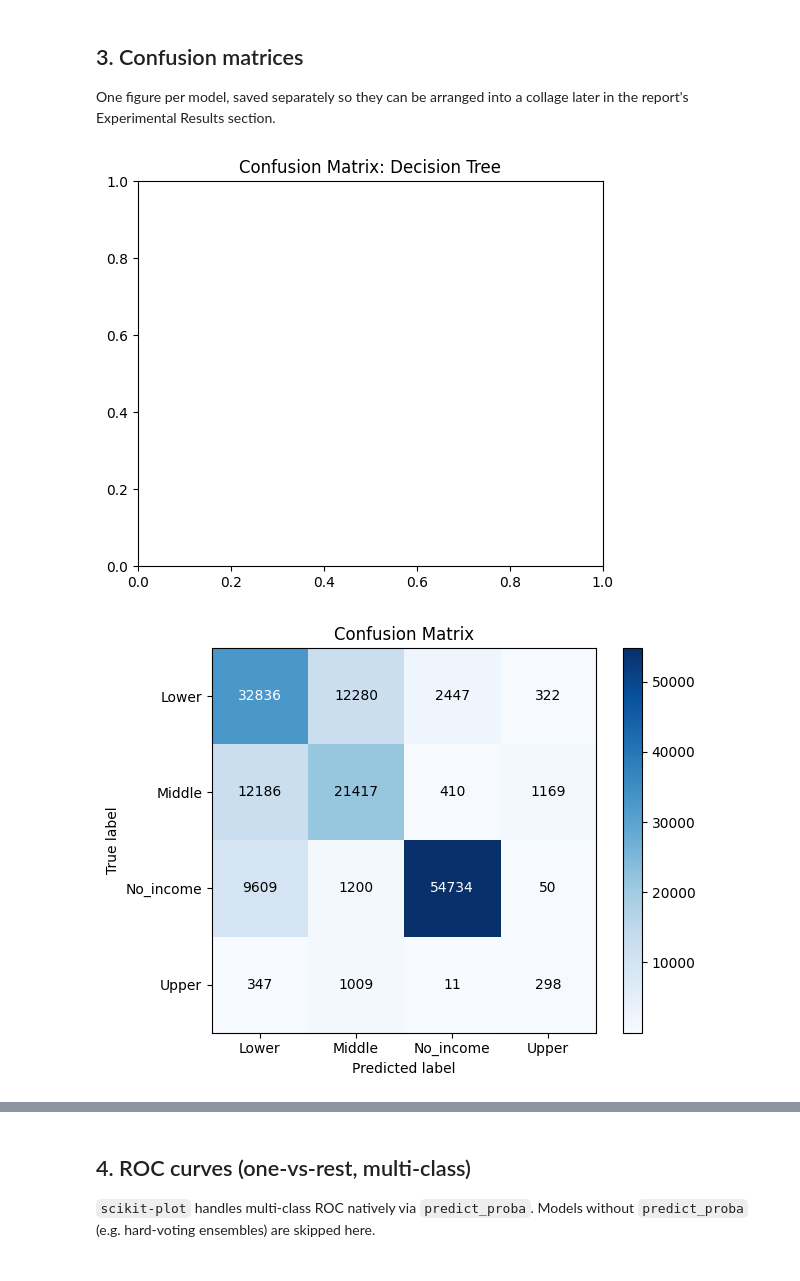
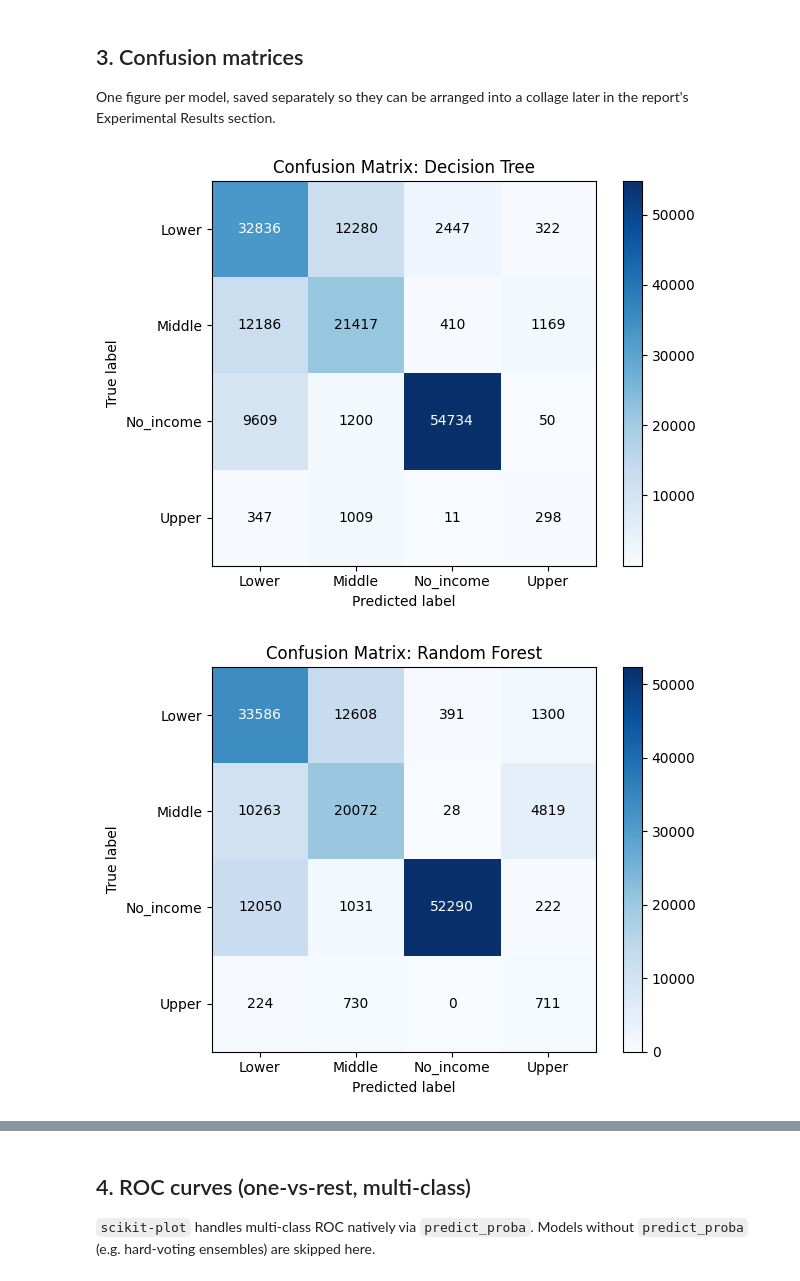
Before and after one commit to Sakhiur2022/Signal, a Jupyter notebook: notebooks/04_modeling/03_figure_generation.ipynb, the cells around one changed output, grey strips where cells are left out. Saved outputs shown, nothing was run; the diff lists cells and outputs as text; code cells hidden in the pictures.

Commit message:
feat(notebook): add scikitplot confusion matrix

```diff
--- a/notebooks/04_modeling/03_figure_generation.ipynb
+++ b/notebooks/04_modeling/03_figure_generation.ipynb
@@ -135,35 +138,35 @@ from sklearn.metrics import ConfusionMatrixDisplay
 import joblib
 import numpy as np
 import scikitplot as skplt
 from scikitplot.metrics import plot_confusion_matrix
 
 # Load the label encoder
 label_encoder = joblib.load('models/label_encoder.joblib')
 
 # If y_test is integer-encoded, decode it once to string labels
 if np.issubdtype(y_test.dtype, np.integer):
     y_test_labels = label_encoder.inverse_transform(y_test)
 else:
     y_test_labels = y_test
 
 for name, model in models.items():
     y_pred = model.predict(X_test)
     y_pred = np.asarray(y_pred).ravel()
 
     # Decode predictions to string labels too, if they came back as integers
     if np.issubdtype(np.asarray(y_pred).dtype, np.integer):
         y_pred_labels = label_encoder.inverse_transform(y_pred)
     else:
         y_pred_labels = y_pred
 
-    fig, ax = plt.subplots(figsize=(6, 5))
-    ConfusionMatrixDisplay.from_predictions(y_test_labels, y_pred_labels, ax=ax, colorbar=False, xticks_rotation=45)
-    ax.set_title(f'Confusion Matrix: {name}')
+    # fig, ax = plt.subplots(figsize=(6, 5))
+    # ConfusionMatrixDisplay.from_predictions(y_test_labels, y_pred_labels, ax=ax, colorbar=False, xticks_rotation=45)
+    plot_confusion_matrix(y_test_labels, y_pred_labels, title='Confusion Matrix: '+name)
     fname = name.lower().replace(' ', '_').replace('(', '').replace(')', '')
     plt.tight_layout()
     plt.savefig(f'results/figures/confusion_matrix_{fname}.png', dpi=200)
     plt.show()
     plt.close()
 # %% [output]
-[figure, old version]
+[figure, new version]
-[figure, old version]
+[figure, new version]
```
Also changed, not shown: parts of 5 cells of this notebook.
